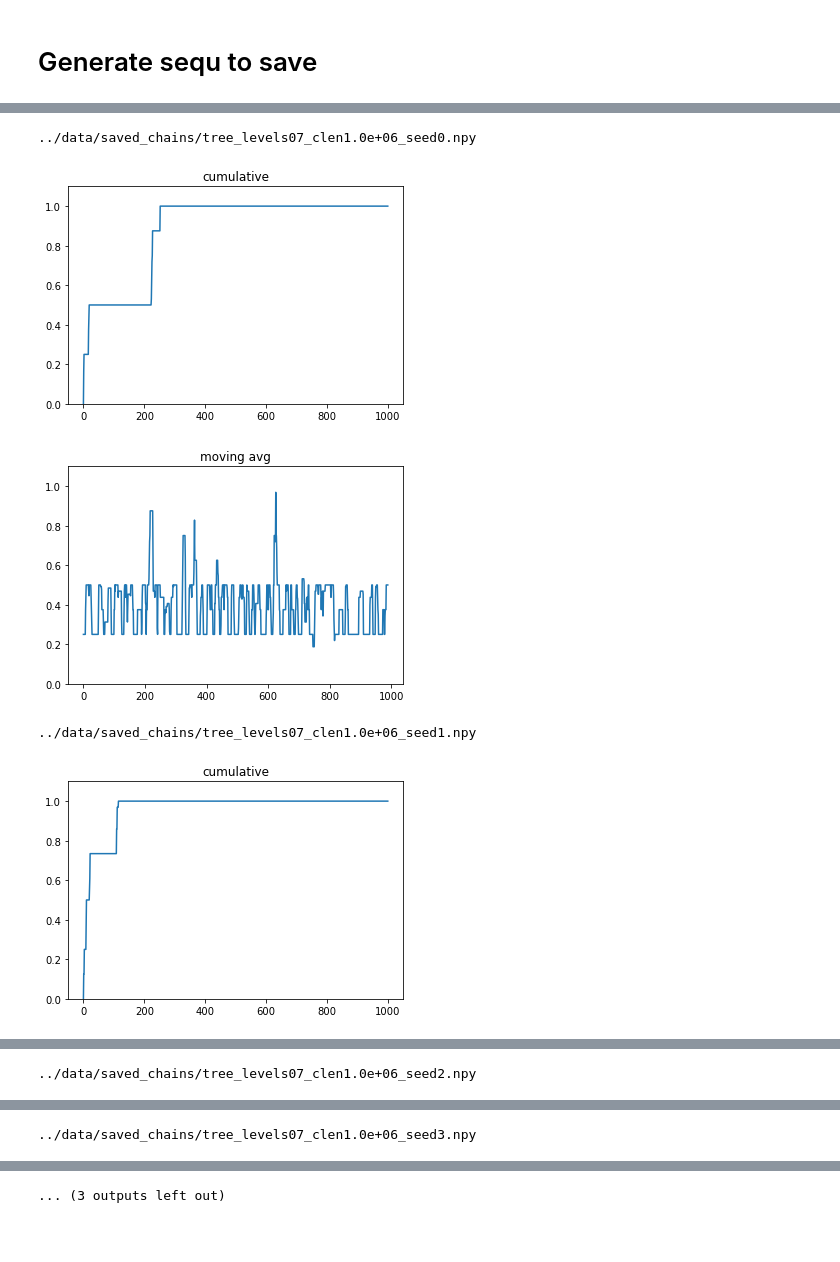
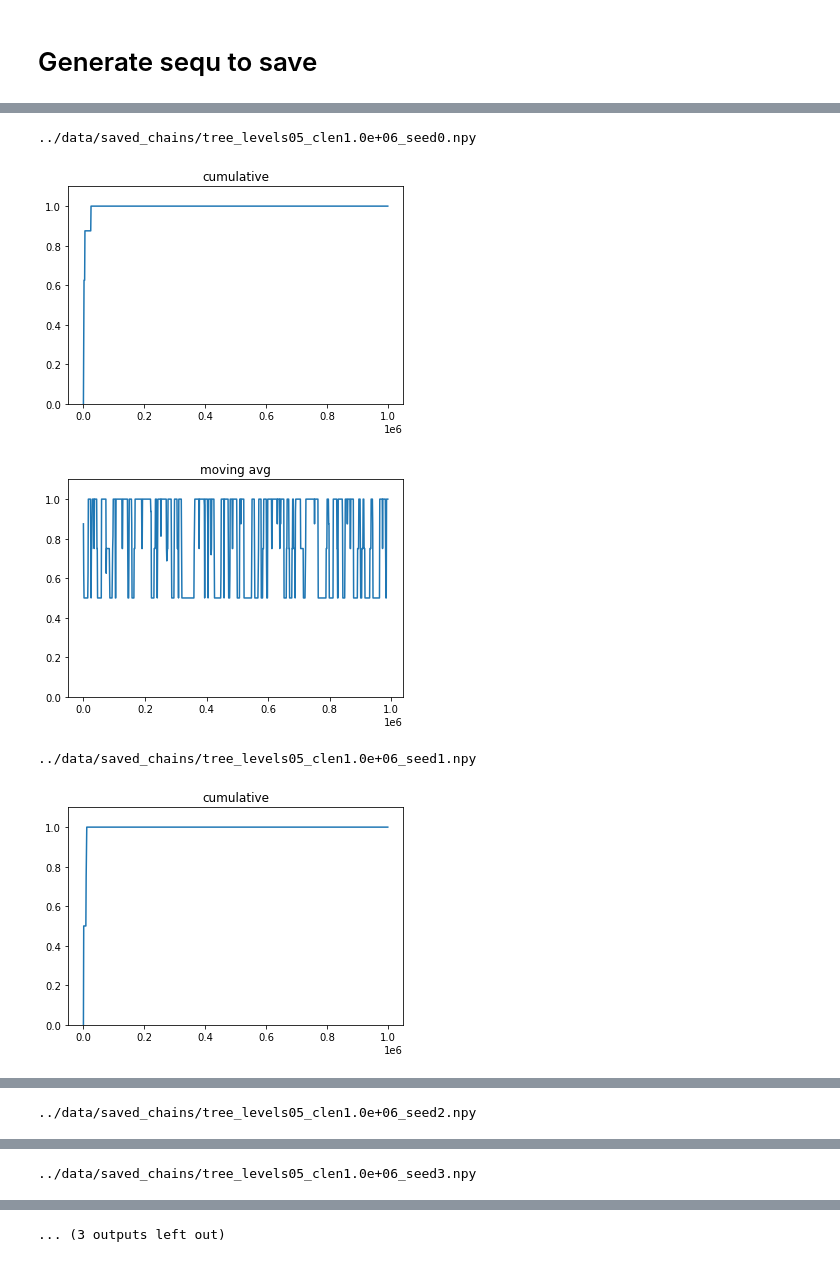
Before and after one commit to jeromel05/Ultrametric-benchmark-v2, a Jupyter notebook: notebooks/version_w_functions.ipynb, the cells around one changed output, grey strips where cells are left out. Drawn from its saved outputs; the diff is of its cells as text; code cells hidden in the pictures; blank space fills up the shorter version.

```diff
--- a/notebooks/version_w_functions.ipynb
+++ b/notebooks/version_w_functions.ipynb
@@ -232,10 +233,11 @@ dia=0
 chain_length = 1000000 # 10000000
 #d       5    6.  7.  8.   9.  10
 # peut etre mettre 0.43 pour d=7
-T_fixed=[0.34,0.4,0.43,0.45,0.5,0.55]
-tree_levels_list=[3] #[5,6,7,8,9,10]
+T_fixed=[0.4,0.45,0.475,0.55] #,0.575,0.6]
+tree_levels_list=[5,6,7,8]
 # %%
-for seed in np.arange(0, 2):
+for seed in np.arange(0, 50):
+    print('seed: ', seed)
     for tree_levels, T in zip(tree_levels_list, T_fixed): # zip selected temperatures
         tree_l=2**tree_levels
         random.seed(seed)
@@ -256,32 +273,32 @@ Generating Markov chain...
 # %%
 #Load chain from file test
 from os import listdir
 from os.path import isfile, join
 mypath = "../data/saved_chains/"
 onlyfiles = [join(mypath, f) for f in listdir(mypath) if isfile(join(mypath, f))]
 onlyfiles = sorted(onlyfiles, reverse=False)
 for file in onlyfiles:
     if "DS_Store" not in file:
-        if 'levels07' in file and ('seed0' in file or 'seed1.' in file or 'seed2.' in file or 'seed3.' in file or 'seed4.' in file):
+        if 'levels05' in file and ('seed0' in file or 'seed1.' in file or 'seed2.' in file or 'seed3.' in file or 'seed4.' in file):
             print(file)
             chain = np.load(file).tolist()
             patterns_discovered = [len(set(chain[:int(i)])) for i in np.arange(0,1e6,1000)]
-            pct_pattterns_discovered = np.array(patterns_discovered) / len(set(chain))
-            plt.plot(pct_pattterns_discovered)
+            pct_patterns_discovered = np.array(patterns_discovered) / len(set(chain))
+            plt.plot(np.arange(0,1e6,1000), pct_patterns_discovered)
             plt.title('cumulative')
             plt.ylim(0,1.1)
             plt.show()
 
             #moving avg
             patterns_discovered = [len(set(chain[int(i):int(i)+10000])) for i in np.arange(0,1e6-1e4,1000)]
-            pct_pattterns_discovered = np.array(patterns_discovered) / len(set(chain))
-            plt.plot(pct_pattterns_discovered)
+            pct_patterns_discovered = np.array(patterns_discovered) / len(set(chain))
+            plt.plot(np.arange(0,1e6-1e4,1000), pct_patterns_discovered)
             plt.title('moving avg')
             plt.ylim(0,1.1)
             plt.show()
 # %% [output]
-../data/saved_chains/tree_levels07_clen1.0e+06_seed0.npy
+../data/saved_chains/tree_levels05_clen1.0e+06_seed0.npy
-[figure, old version]
+[figure, new version]
-[figure, old version]
+[figure, new version]
-../data/saved_chains/tree_levels07_clen1.0e+06_seed1.npy
+../data/saved_chains/tree_levels05_clen1.0e+06_seed1.npy
-[figure, old version]
+[figure, new version]
@@ -289 +306 @@ for file in onlyfiles:
-../data/saved_chains/tree_levels07_clen1.0e+06_seed2.npy
+../data/saved_chains/tree_levels05_clen1.0e+06_seed2.npy
@@ -292 +309 @@ for file in onlyfiles:
-../data/saved_chains/tree_levels07_clen1.0e+06_seed3.npy
+../data/saved_chains/tree_levels05_clen1.0e+06_seed3.npy
```
Also changed, not shown: parts of 3 cells of this notebook, 9 other files.
